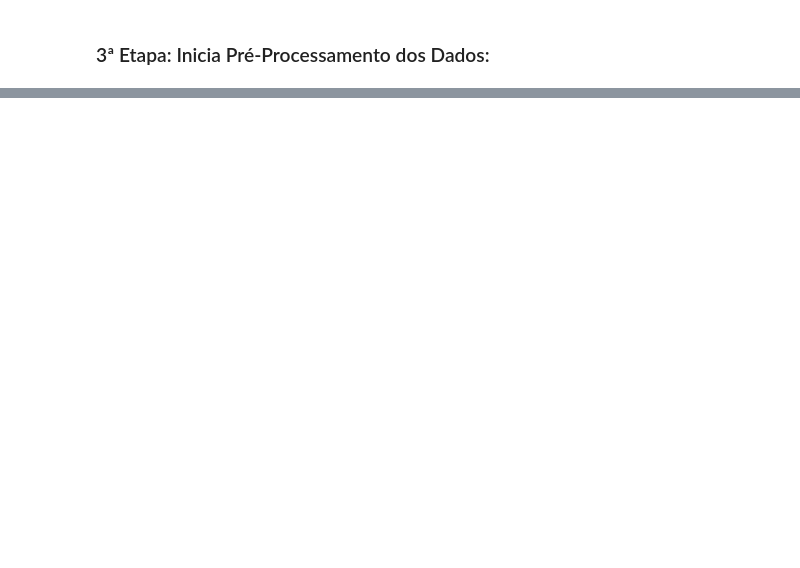
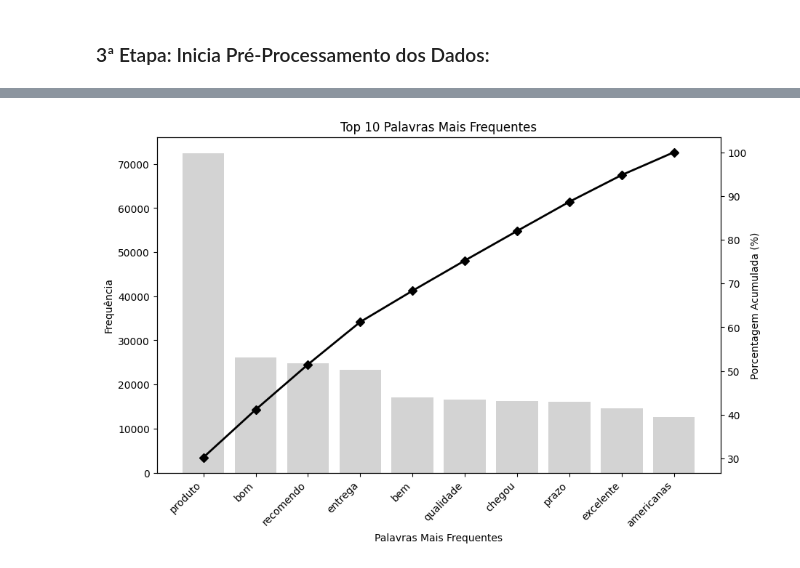
Before and after one commit to raphaelchaves/papa-linguas, a Jupyter notebook: Projeto_PLN_ICMC_V1.ipynb, the cells around one changed output, grey strips where cells are left out. Drawn from its saved outputs; the diff is of its cells as text; code cells hidden in the pictures; blank space fills up the shorter version.

```diff
--- a/Projeto_PLN_ICMC_V1.ipynb
+++ b/Projeto_PLN_ICMC_V1.ipynb
@@ -101,0 +210,40 @@ development_sample['review_text_preprocessed'] = development_sample['review_text
+# %%
+
+
+# Contar a frequência das palavras
+all_tokens = [token for sublist in development_sample['review_text_tokenized'] for token in sublist]
+word_freq = Counter(all_tokens)
+
+# Pegar as 10 palavras mais frequentes
+most_common_words = word_freq.most_common(10)
+
+# Separar palavras e frequências
+words, freqs = zip(*most_common_words)
+
+# Calcular a porcentagem acumulada
+freqs_cumsum = np.cumsum(freqs)  # Soma acumulada das frequências
+total_freq = sum(freqs)  # Soma total das frequências
+percent_cumsum = 100 * freqs_cumsum / total_freq  # Porcentagem acumulada
+
+# Criar gráfico de Pareto
+fig, ax1 = plt.subplots(figsize=(10, 6))
+
+# Gráfico de barras para as frequências
+ax1.bar(words, freqs, color='lightgray')
+ax1.set_xlabel('Palavras Mais Frequentes')
+ax1.set_ylabel('Frequência')
+ax1.set_title('Top 10 Palavras Mais Frequentes')
+
+# Adicionar o eixo secundário para a linha acumulada
+ax2 = ax1.twinx()
+ax2.plot(words, percent_cumsum, color='black', marker='D', linestyle='-', linewidth=2)
+ax2.set_ylabel('Porcentagem Acumulada (%)', color='black')
+
+# Ajustar as etiquetas do eixo X com rotação de 45 graus
+ax1.set_xticks(range(len(words)))  # Define as posições no eixo X
+ax1.set_xticklabels(words, rotation=45, ha='right')  # Rotaciona e ajusta o alinhamento
+
+# Exibir o gráfico
+plt.show()
+# %% [output]
+[figure, added]
```
Also changed, not shown: parts of 30 cells of this notebook.
